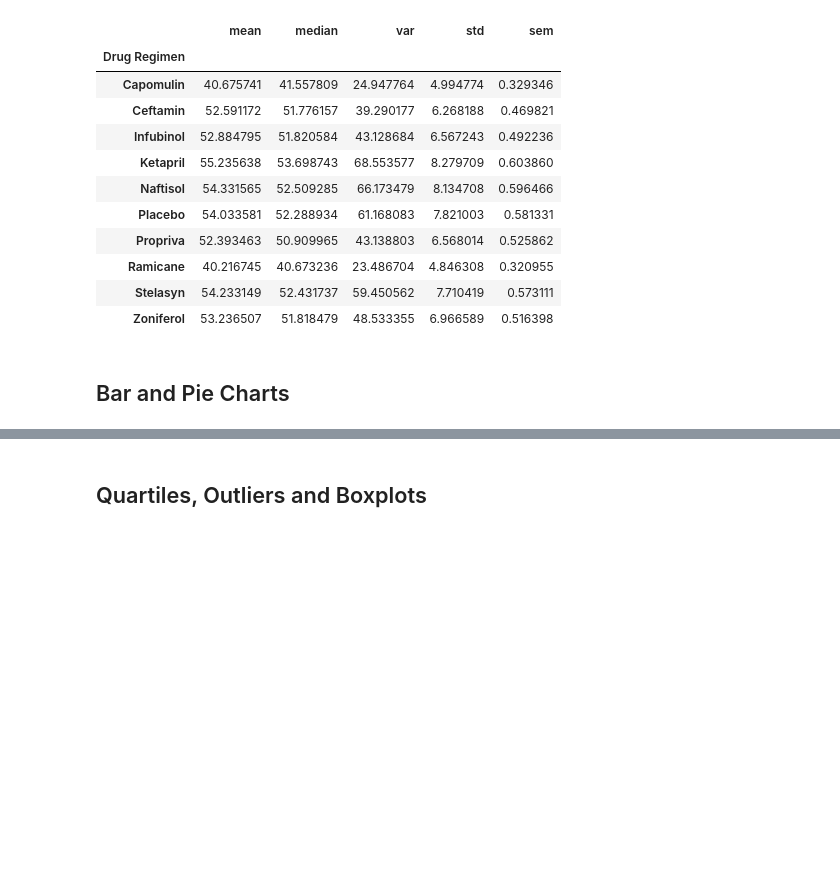
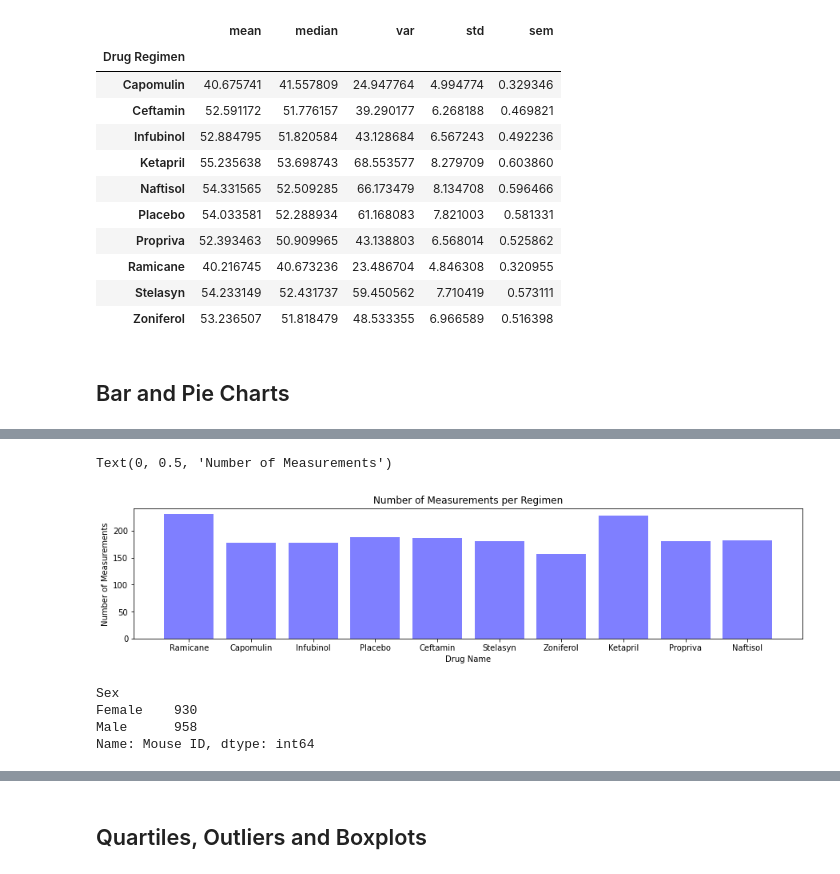
Before and after one commit to nadiarichards/matplotlib_challenge, a Jupyter notebook: Pymaceuticals/pymaceuticals_starter.ipynb, the cells around one changed output, grey strips where cells are left out. Saved outputs shown, nothing was run; the diff lists cells and outputs as text; code cells hidden in the pictures; blank space fills up the shorter version.

```diff
--- a/Pymaceuticals/pymaceuticals_starter.ipynb
+++ b/Pymaceuticals/pymaceuticals_starter.ipynb
@@ -225,4 +248,20 @@ agg_regimen_df
 # %%
 # Generate a bar plot showing the total number of measurements taken on each drug regimen using pyplot.
+plt.figure(figsize=(15,3))
+plt.bar(x_axis_bar, y_axis_bar, color='b', alpha=0.5, align="center")
+plt.title("Number of Measurements per Regimen")
+plt.xlabel("Drug Name")
+plt.ylabel("Number of Measurements")
+# %% [output]
+Text(0, 0.5, 'Number of Measurements')
+[figure, added]
+# %%
+pie_chart_gender = clean_pharma_df.groupby("Sex")["Mouse ID"].count()
+pie_chart_gender
+# %% [output]
+Sex
+Female    930
+Male      958
+Name: Mouse ID, dtype: int64
 # %%
 # Generate a pie plot showing the distribution of female versus male mice using pandas
```
Also changed, not shown: parts of 6 cells of this notebook.
